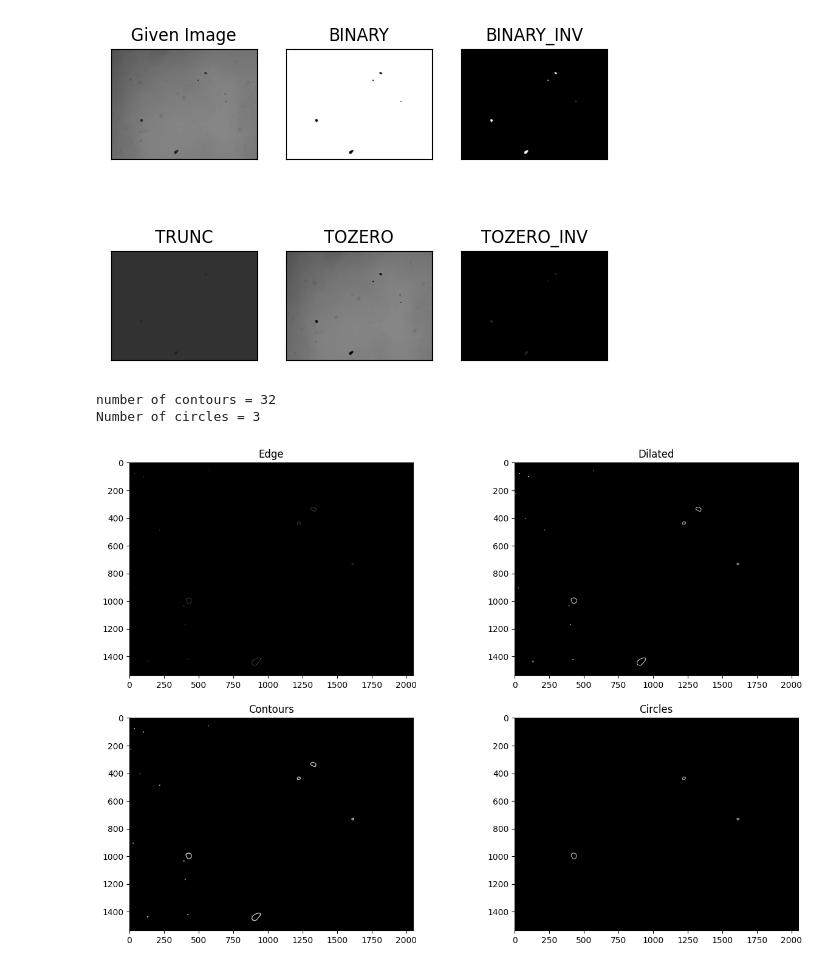
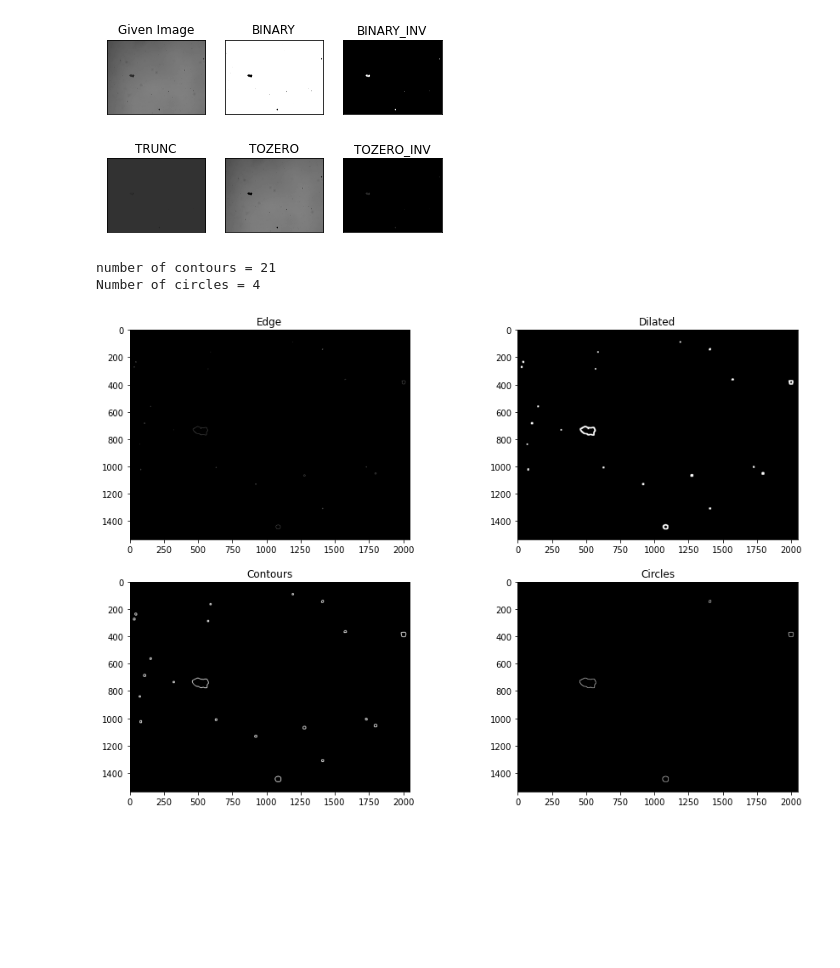
Before and after one commit to sam189239/Additive-Manufacturing-Defects, a Jupyter notebook: main.ipynb, the cells around one changed output. Cells and saved outputs as stored; diff of their text form; code cells hidden in the pictures; blank space fills up the shorter version.

Commit message:
added circle estimation

```diff
--- a/main.ipynb
+++ b/main.ipynb
@@ -4,7 +4,7 @@ import numpy as np
 from matplotlib import pyplot as plt
 
 # Read the original image
-img = cv2.imread(r"Optical Images - JAM Lab\H13\A1\bottom_1.tif")
+img = cv2.imread(r"Optical Images - JAM Lab\H13\A1\top_0042.tif")
 # img_resized = cv2.resize(img,(1024,768))
 
 # Convert to graycsale
@@ -33,10 +33,11 @@ plt.show()
 edges = cv2.Canny(image=thresh1, threshold1=100, threshold2=200) # Canny Edge Detection
 
 # Image dilation
-img_dilation = cv2.dilate(edges, None, iterations=1)
+img_dilation = cv2.dilate(edges, None, iterations=4)
 
 # Finding total Contour in image
-contours, hierarchy = cv2.findContours(edges, cv2.RETR_TREE, cv2.CHAIN_APPROX_NONE)
+# contours, hierarchy = cv2.findContours(img_dilation, cv2.RETR_TREE, cv2.CHAIN_APPROX_NONE)
+contours, hierarchy = cv2.findContours(img_dilation, cv2.RETR_EXTERNAL, cv2.CHAIN_APPROX_SIMPLE)
 print("number of contours = " + str(len(contours)))
 largest_contour = 0
 
@@ -64,37 +65,37 @@ if circles is not None:
       cv2.circle(output, (x, y), r, (0, 255, 0), 2)
 # show the output image
 
 contour_list = []
 count = 0
 for contour in contours:
    approx = cv2.approxPolyDP(contour,0.01*cv2.arcLength(contour,True),True)
    area = cv2.contourArea(contour)
-   if ((len(approx) > 12) & (area > 0)): #& cv2.isContourConvex(approx)
+   if ((len(approx) > 10) & (area > 0)): #& cv2.isContourConvex(approx)
       count+=1
       contour_list.append(contour)
 
 cv2.drawContours(op, contour_list,  -1, (255,0,0), 2)
 
 print("Number of circles = " + str(count))
 
 plt.figure(figsize=(15,10))
 plt.subplot(221)
 plt.imshow(edges, cmap='gray')
 plt.title('Edge')
 plt.subplot(222)
 plt.imshow(img_dilation, cmap='gray')
 plt.title('Dilated')
 plt.subplot(223)
 plt.imshow(contour_img, cmap='gray')
 plt.title('Contours')
 plt.subplot(224)
 plt.imshow(op, cmap='gray')
 plt.title('Circles')
 plt.show()
 # %% [output]
-[figure, old version]
+[figure, new version]
-number of contours = 32
-Number of circles = 3
+number of contours = 21
+Number of circles = 4
-[figure, old version]
+[figure, new version]
 # %%
 median = []
```
Also changed, not shown: parts of 8 cells of this notebook, 1 other file.
